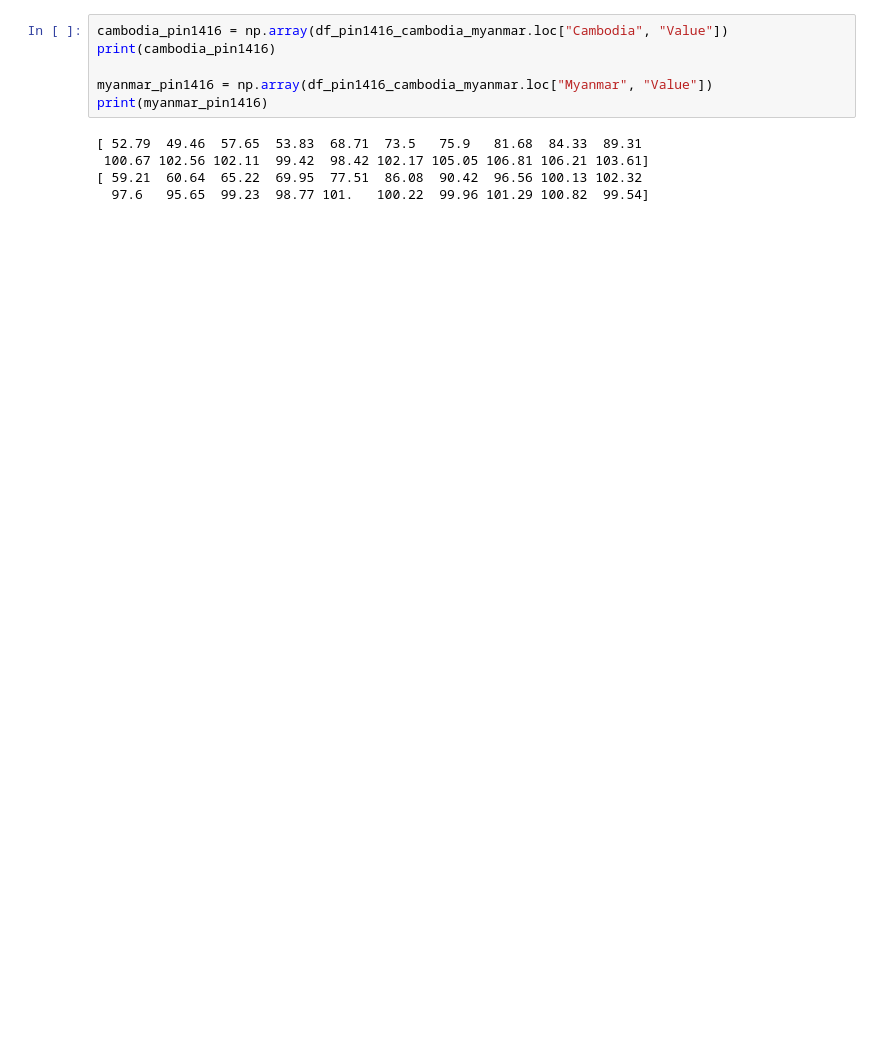
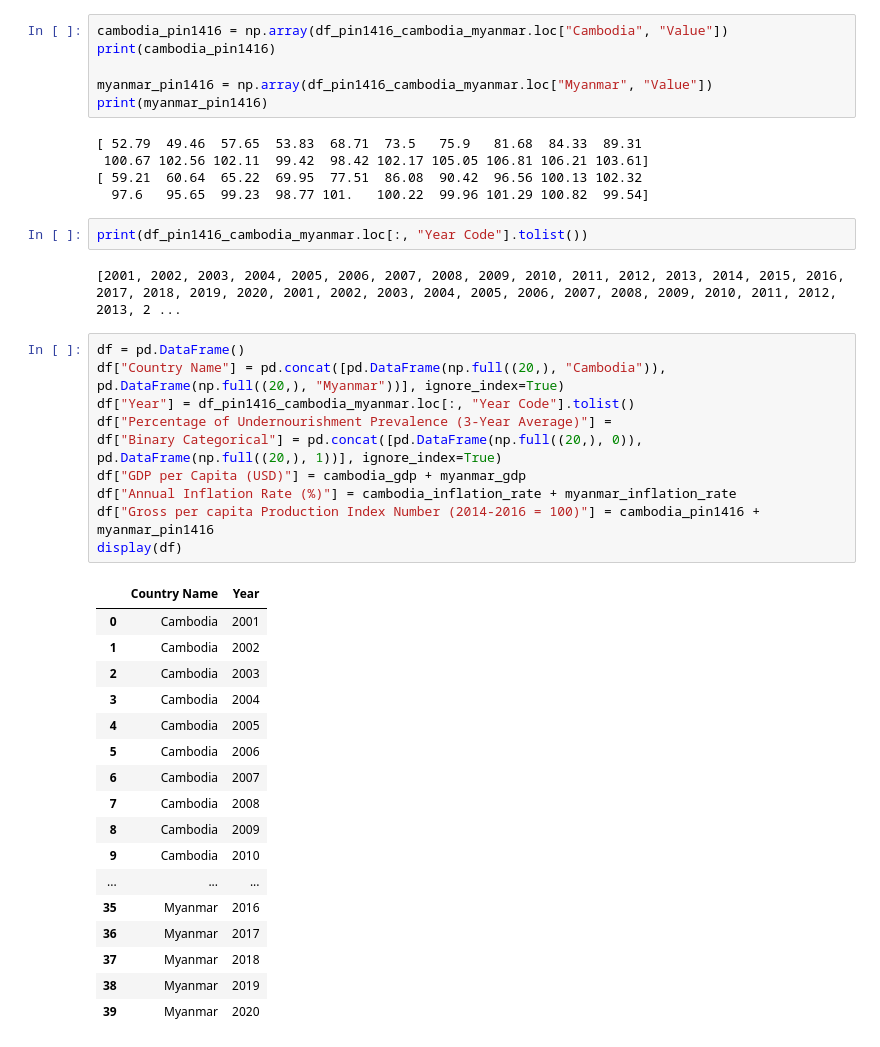
Before and after one commit to verneylmavt/regression-food_security-py, a Jupyter notebook: 2D_Cambodia-Myanmar_Data-Preparation.ipynb, the cells around one changed output. Drawn from its saved outputs; the diff is of its cells as text; blank space fills up the shorter version.

```diff
--- a/2D_Cambodia-Myanmar_Data-Preparation.ipynb
+++ b/2D_Cambodia-Myanmar_Data-Preparation.ipynb
@@ -155,3 +155,35 @@ print(myanmar_pin1416)
  100.67 102.56 102.11  99.42  98.42 102.17 105.05 106.81 106.21 103.61]
 [ 59.21  60.64  65.22  69.95  77.51  86.08  90.42  96.56 100.13 102.32
   97.6   95.65  99.23  98.77 101.   100.22  99.96 101.29 100.82  99.54]
+# %%
+print(df_pin1416_cambodia_myanmar.loc[:, "Year Code"].tolist())
+# %% [output]
+[2001, 2002, 2003, 2004, 2005, 2006, 2007, 2008, 2009, 2010, 2011, 2012, 2013, 2014, 2015, 2016, 2017, 2018, 2019, 2020, 2001, 2002, 2003, 2004, 2005, 2006, 2007, 2008, 2009, 2010, 2011, 2012, 2013, 2 ...
+# %%
+df = pd.DataFrame()
+df["Country Name"] = pd.concat([pd.DataFrame(np.full((20,), "Cambodia")), pd.DataFrame(np.full((20,), "Myanmar"))], ignore_index=True)
+df["Year"] = df_pin1416_cambodia_myanmar.loc[:, "Year Code"].tolist()
+df["Percentage of Undernourishment Prevalence (3-Year Average)"] =
+df["Binary Categorical"] = pd.concat([pd.DataFrame(np.full((20,), 0)), pd.DataFrame(np.full((20,), 1))], ignore_index=True)
+df["GDP per Capita (USD)"] = cambodia_gdp + myanmar_gdp
+df["Annual Inflation Rate (%)"] = cambodia_inflation_rate + myanmar_inflation_rate
+df["Gross per capita Production Index Number (2014-2016 = 100)"] = cambodia_pin1416 + myanmar_pin1416
+display(df)
+# %% [output]
+|  | Country Name | Year |
+| 0 | Cambodia | 2001 |
+| 1 | Cambodia | 2002 |
+| 2 | Cambodia | 2003 |
+| 3 | Cambodia | 2004 |
+| 4 | Cambodia | 2005 |
+| 5 | Cambodia | 2006 |
+| 6 | Cambodia | 2007 |
+| 7 | Cambodia | 2008 |
+| 8 | Cambodia | 2009 |
+| 9 | Cambodia | 2010 |
+| ... | ... | ... |
+| 35 | Myanmar | 2016 |
+| 36 | Myanmar | 2017 |
+| 37 | Myanmar | 2018 |
+| 38 | Myanmar | 2019 |
+| 39 | Myanmar | 2020 |
```
Also changed, not shown: 2 other files.
